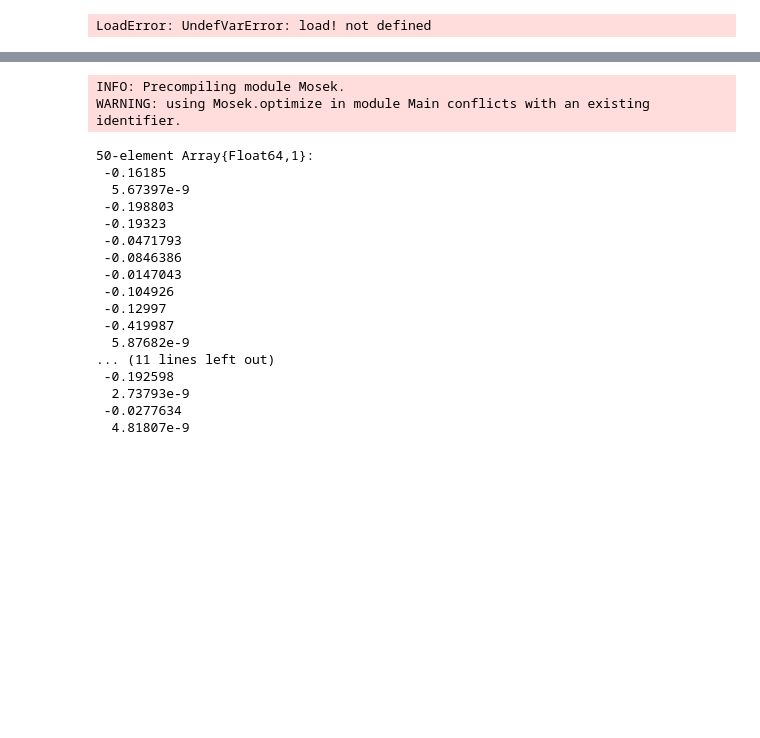
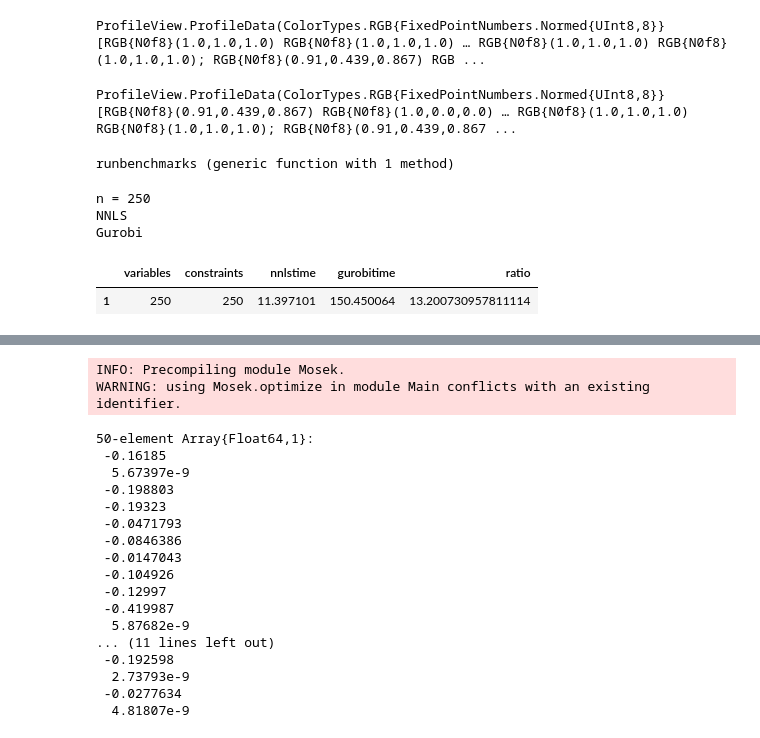
Before and after one commit to tkoolen/MixedIntegerExperiments.jl, a Jupyter notebook: notebook/QpToNNLS.ipynb, the cells around one changed output, grey strips where cells are left out. Saved outputs shown, nothing was run; the diff lists cells and outputs as text; code cells hidden in the pictures; blank space fills up the shorter version.

Commit message:
QP benchmarks

```diff
--- a/notebook/QpToNNLS.ipynb
+++ b/notebook/QpToNNLS.ipynb
@@ -49,8 +48,71 @@ testfun (generic function with 1 method)
 # %%
 testfun(1)
 Profile.clear()
-@profile testfun(10000)
-using ProfileView
+@profile testfun(100)
 ProfileView.view()
 # %% [output]
-LoadError: UndefVarError: load! not defined
+ProfileView.ProfileData(ColorTypes.RGB{FixedPointNumbers.Normed{UInt8,8}}[RGB{N0f8}(1.0,1.0,1.0) RGB{N0f8}(1.0,1.0,1.0) … RGB{N0f8}(1.0,1.0,1.0) RGB{N0f8}(1.0,1.0,1.0); RGB{N0f8}(0.91,0.439,0.867) RGB ...
+# %%
+testfun2(1)
+Profile.clear()
+@profile testfun2(100)
+using ProfileView
+ProfileView.view()
+# %% [output]
+ProfileView.ProfileData(ColorTypes.RGB{FixedPointNumbers.Normed{UInt8,8}}[RGB{N0f8}(0.91,0.439,0.867) RGB{N0f8}(1.0,0.0,0.0) … RGB{N0f8}(1.0,1.0,1.0) RGB{N0f8}(1.0,1.0,1.0); RGB{N0f8}(0.91,0.439,0.867 ...
+# %%
+function runbenchmarks(ns, qs)
+    variables = Int[]
+    constraints = Int[]
+    nnlstimes = Float64[]
+    gurobitimes = Float64[]
+    solver = Gurobi.GurobiSolver()
+    Gurobi.setparameters!(solver, Silent = true)
+    for (n, q) in zip(ns, qs)
+        println("n = $n")
+        println("NNLS")
+        nnlstrial = @benchmark (load!(work, Q, c, G, g); solve!(work)) evals = 1 setup = begin
+            work = QPWorkspace{Float64, Int}($n, $q)
+            P = randn($n, $n)
+            Q = P * P'
+            c = randn($n)
+            G = randn($q, $n)
+            g = randn($q)
+        end
+        tnnls = time(nnlstrial) / 1e6
+
+        sense = fill('<', q)
+        l = fill(-Inf, n)
+        u = fill(Inf, n)
+        println("Gurobi")
+        gurobitrial = @benchmark quadprog(c, Q, G, $sense, g, $l, $u, $solver) evals = 1 setup = begin
+            P = randn($n, $n)
+            Q = P * P'
+            c = randn($n)
+            G = randn($q, $n)
+            g = randn($q)
+        end
+        tgurobi = time(gurobitrial) / 1e6
+
+        push!(variables, n)
+        push!(constraints, q)
+        push!(nnlstimes, tnnls)
+        push!(gurobitimes, tgurobi)
+    end
+    ratios = gurobitimes ./ nnlstimes
+    d = DataFrame(variables = variables, constraints = constraints, nnlstime = nnlstimes, gurobitime = gurobitimes, ratio = ratios)
+end
+# %% [output]
+runbenchmarks (generic function with 1 method)
+# %%
+ns = [250]
+qs = [250]
+d = runbenchmarks(ns, qs)
+# datadir = "/home/twan/Dropbox/GeneratedData"
+# writetable(joinpath(datadir, "nnlsbench.csv"), d)
+# %% [output]
+n = 250
+NNLS
+Gurobi
+|  | variables | constraints | nnlstime | gurobitime | ratio |
+| 1 | 250 | 250 | 11.397101 | 150.450064 | 13.200730957811114 |
```
Also changed, not shown: parts of 8 cells of this notebook.
